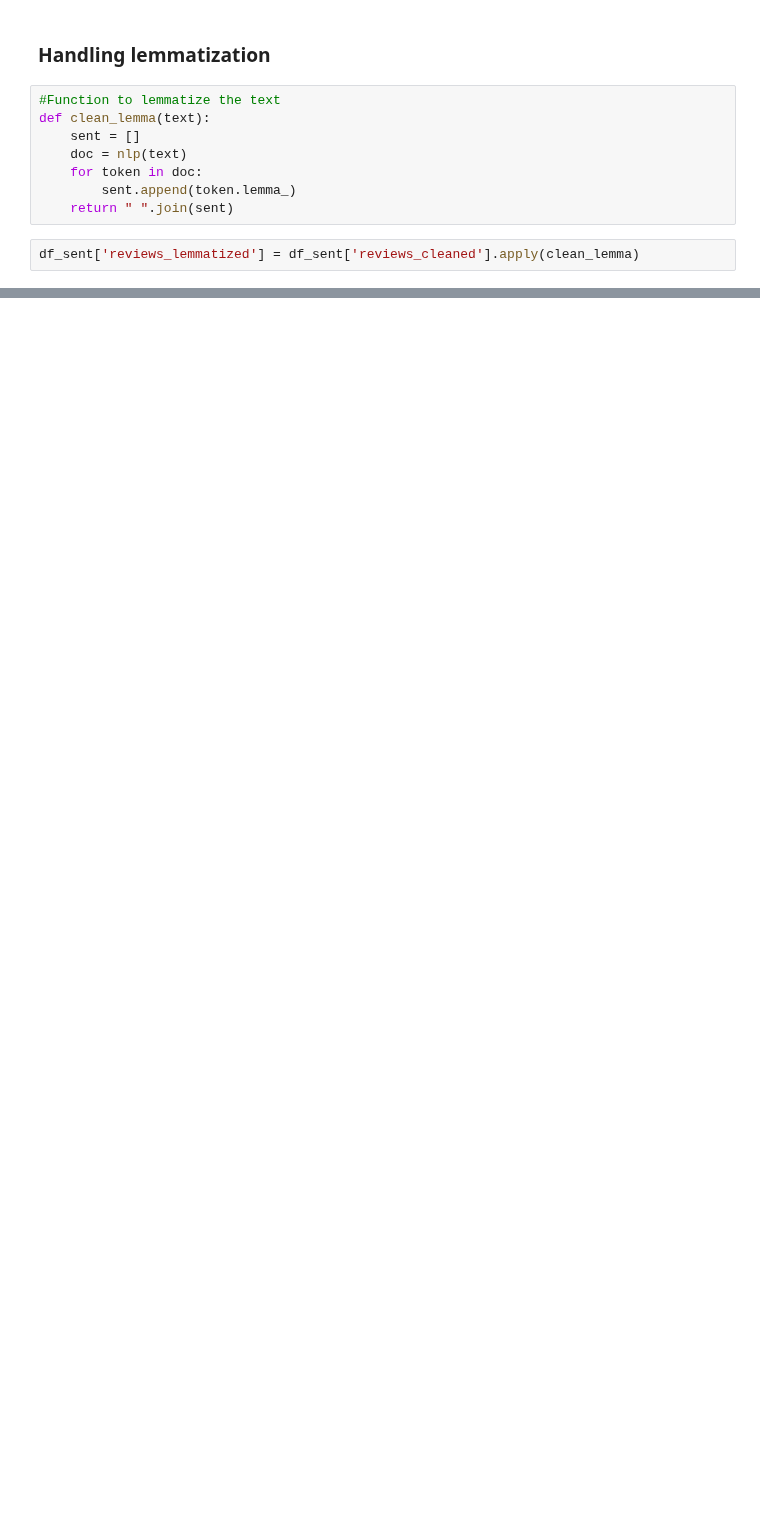
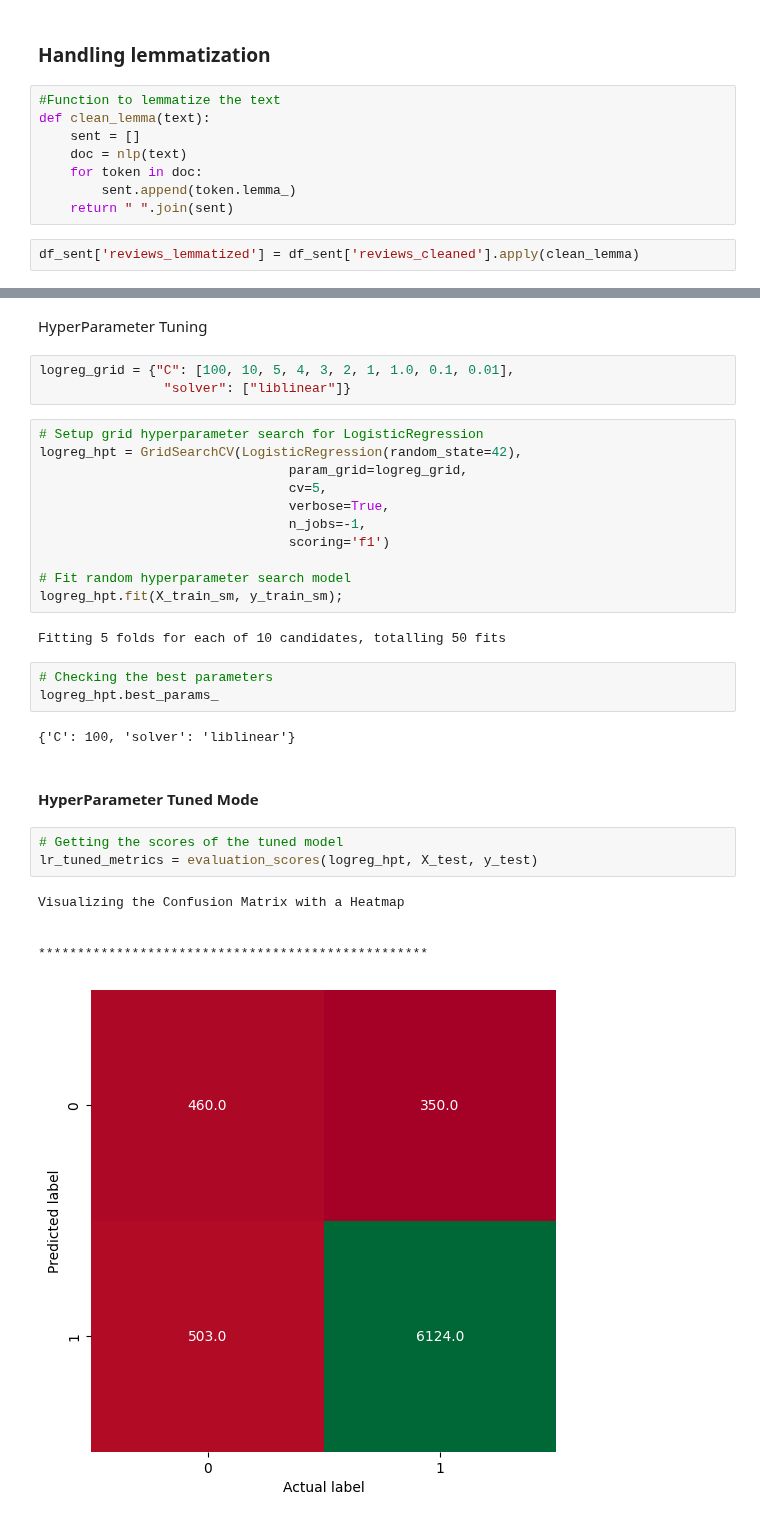
Before and after one commit to bharathsanjai/sentiment-based-product-recommendation-system, a Jupyter notebook: Recommendation_System_Notebook.ipynb, the cells around one changed output, grey strips where cells are left out. Drawn from its saved outputs; the diff is of its cells as text; blank space fills up the shorter version.

```diff
--- a/Recommendation_System_Notebook.ipynb
+++ b/Recommendation_System_Notebook.ipynb
@@ -560,0 +804,34 @@ df_sent.head(2)
+# %% [markdown]
+HyperParameter Tuning
+# %%
+logreg_grid = {"C": [100, 10, 5, 4, 3, 2, 1, 1.0, 0.1, 0.01],
+                "solver": ["liblinear"]}
+# %%
+# Setup grid hyperparameter search for LogisticRegression
+logreg_hpt = GridSearchCV(LogisticRegression(random_state=42),
+                                param_grid=logreg_grid,
+                                cv=5,
+                                verbose=True,
+                                n_jobs=-1,
+                                scoring='f1')
+
+# Fit random hyperparameter search model
+logreg_hpt.fit(X_train_sm, y_train_sm);
+# %% [output]
+Fitting 5 folds for each of 10 candidates, totalling 50 fits
+# %%
+# Checking the best parameters
+logreg_hpt.best_params_
+# %% [output]
+{'C': 100, 'solver': 'liblinear'}
+# %% [markdown]
+#### HyperParameter Tuned Mode
+# %%
+# Getting the scores of the tuned model
+lr_tuned_metrics = evaluation_scores(logreg_hpt, X_test, y_test)
+# %% [output]
+Visualizing the Confusion Matrix with a Heatmap
+
+
+**************************************************
+[figure, added]
```
Also changed, not shown: parts of 71 cells of this notebook.
